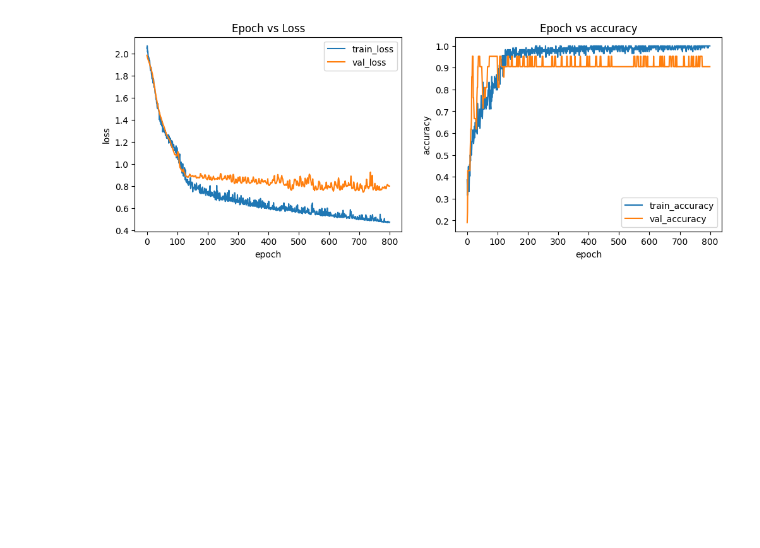
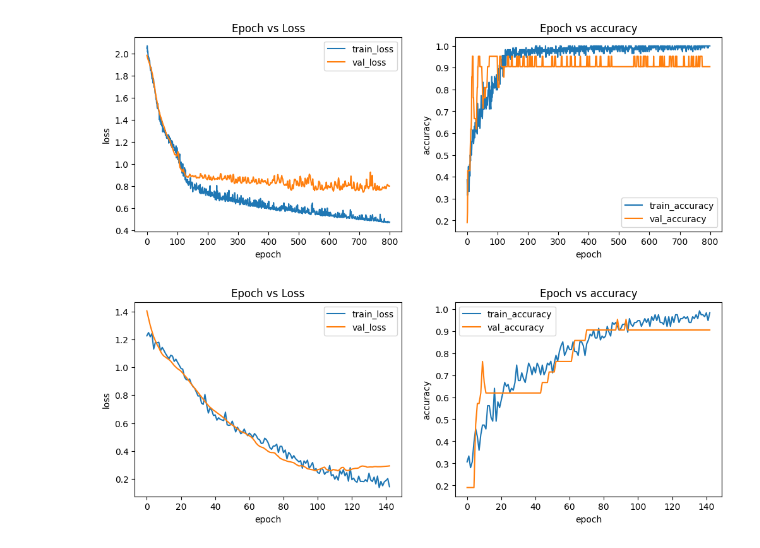
Before and after one commit to faheemirfan/tf_learning, a Jupyter notebook: third_week/week_3.ipynb, the cells around one changed output. Drawn from its saved outputs; the diff is of its cells as text; code cells hidden in the pictures; blank space fills up the shorter version.

```diff
--- a/third_week/week_3.ipynb
+++ b/third_week/week_3.ipynb
@@ -60,6 +60,12 @@ def compile_model(model):
     loss = tf.keras.losses.CategoricalCrossentropy()
     acc = tf.keras.metrics.Accuracy()
     model.compile(optimizer=opt,loss=loss,metrics=['accuracy'])
+# %%
+compile_model(model):
+    opt = tf.keras.optimizers.Adam(learning_rate=0.0001)
+    loss = tf.keras.losses.CategoricalCrossentropy()
+    acc = tf.keras.metrics.Accuracy()
+    model.compile(optimizer=opt,loss=loss,metrics=['accuracy'])
 # %%
 compile_model(model)
 # %%
@@ -137,3 +143,12 @@ def get_callbacks():
     early_stopping = tf.keras.callbacks.EarlyStopping(monitor='val_loss',patience=30,mode='min')
     lr_rate = tf.keras.callbacks.ReduceLROnPlateau(factor=0.2,patience=20)
     return early_stopping,lr_rate
+# %%
+call_model = get_regularised_model(train_data[0].shape,0.3,0.0001)
+compile_model(call_model)
+early_stopping,learning_rate_reduction = get_callbacks()
+call_history = call_model.fit(train_data,train_targets,epochs=800,validation_split=0.15,callbacks=[early_stopping,learning_rate_reduction],verbose=0)
+# %%
+plot_history(call_history)
+# %% [output]
+[figure, added]
```
Also changed, not shown: parts of 1 cell of this notebook, 9 other files.
